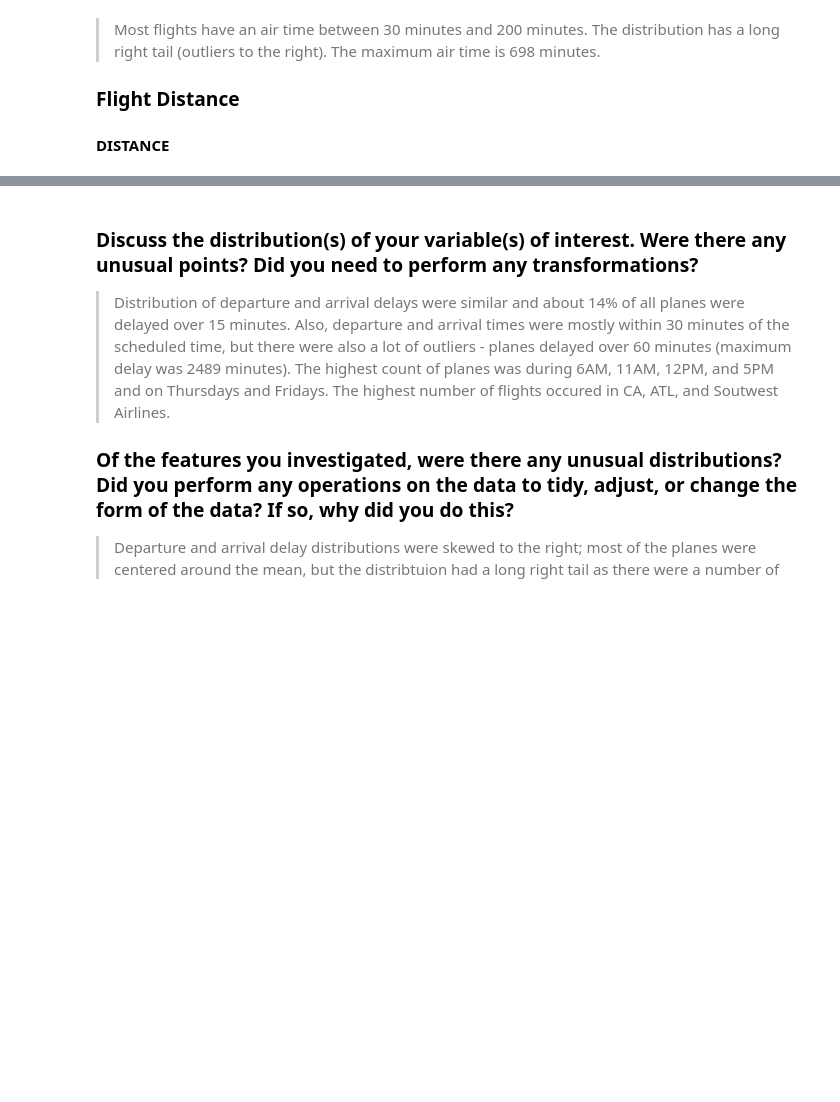
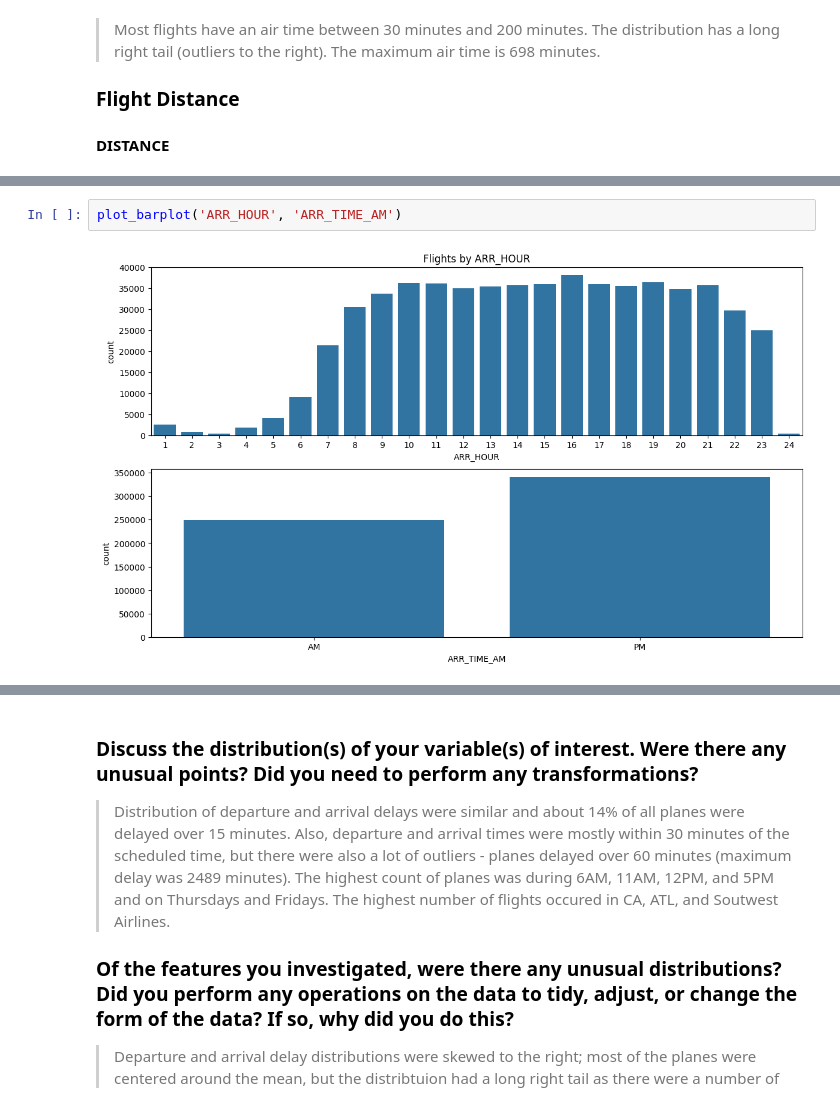
Before and after one commit to jiyoonlee96/Udacity_Data_Analyst_Nanodegree, a Jupyter notebook: Project 5/Udacity_DAND_Project5.ipynb, the cells around one changed output, grey strips where cells are left out. Saved outputs shown, nothing was run; the diff lists cells and outputs as text; blank space fills up the shorter version.

```diff
--- a/Project 5/Udacity_DAND_Project5.ipynb
+++ b/Project 5/Udacity_DAND_Project5.ipynb
@@ -304,0 +344,4 @@ sb.countplot(data = flights, y = 'ORIGIN_STATE_NM', color = base_color, order =
+# %%
+plot_barplot('ARR_HOUR', 'ARR_TIME_AM')
+# %% [output]
+[figure, added]
```
Also changed, not shown: parts of 36 cells of this notebook.
